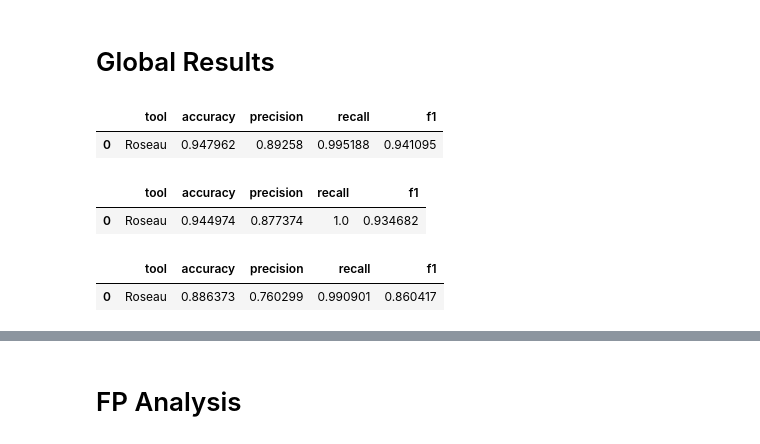
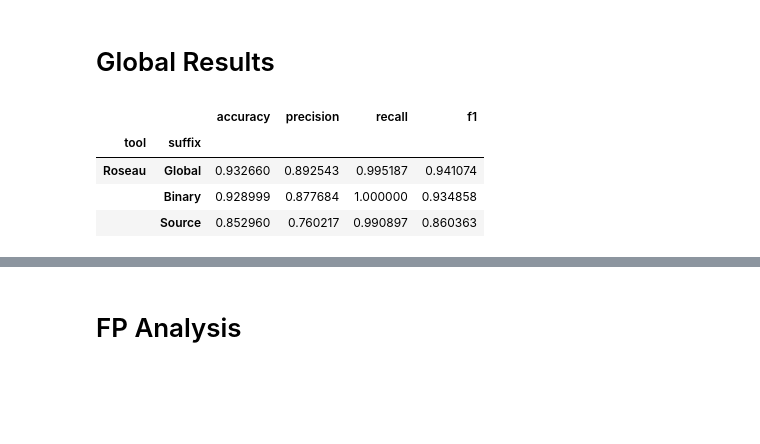
Before and after one commit to alien-tools/roseau, a Jupyter notebook: result/results.ipynb, the cells around one changed output, grey strips where cells are left out. Saved outputs shown, nothing was run; the diff lists cells and outputs as text; code cells hidden in the pictures; blank space fills up the shorter version.

```diff
--- a/result/results.ipynb
+++ b/result/results.ipynb
@@ -5,5 +42,6 @@ import re
 # Data
 # %%
 results_data = pd.read_csv('results.csv')
+results_data['StrategyUniform'] = results_data['Strategy'].map(uniformize_strategy_name)
 results_data.head()
 # %% [output]
@@ -90,54 +142,11 @@ STRATEGIES = [
 ]
 # %% [markdown]
 # Global Results
-# %%
-def compute_metrics_for_breaking_type(data, suffix, tools):
-    metrics_data = pd.DataFrame(columns=['tool', 'accuracy', 'precision', 'recall', 'f1'])
-
-    for tool in tools:
-        tp = data[(data[f'{tool}{suffix}'] == True) & (data[f'{GROUND_TRUTH_KEY}{suffix}'] == True)].count().iloc[0]
-        tn = data[(data[f'{tool}{suffix}'] == False) & (data[f'{GROUND_TRUTH_KEY}{suffix}'] == False)].count().iloc[0]
-        fp = data[(data[f'{tool}{suffix}'] == True) & (data[f'{GROUND_TRUTH_KEY}{suffix}'] == False)].count().iloc[0]
-        fn = data[(data[f'{tool}{suffix}'] == False) & (data[f'{GROUND_TRUTH_KEY}{suffix}'] == True)].count().iloc[0]
-
-        accuracy = (tp + tn) / (tp + tn + fp + fn) if (tp + tn + fp + fn) > 0 else -1
-        precision = tp / (tp + fp) if (tp + fp) > 0 else -1
-        recall = tp / (tp + fn) if (tp + fn) > 0 else -1
-        f1 = 2 * (precision * recall) / (precision + recall) if (precision + recall) > 0 else -1
-
-        metrics_data = pd.concat(
-            [
-                metrics_data,
-                pd.DataFrame.from_records([{
-                    'tool': tool,
-                    'accuracy': accuracy,
-                    'precision': precision,
-                    'recall': recall,
-                    'f1': f1
-                }])
-            ],
-            ignore_index=True
-        )
-
-    return metrics_data
 # %%
-general_breaking_metrics_data = compute_metrics_for_breaking_type(full_data, GENERAL_BREAKING_SUFFIX, tools_analyzed)
-
-general_breaking_metrics_data
+compute_metrics_for_breaking_type(full_data)
 # %% [output]
-|  | tool | accuracy | precision | recall | f1 |
-| 0 | Roseau | 0.947962 | 0.89258 | 0.995188 | 0.941095 |
+|  |  | accuracy | precision | recall | f1 |
+| tool | suffix |  |  |  |  |
+| Roseau | Global | 0.932660 | 0.892543 | 0.995187 | 0.941074 |
+|  | Binary | 0.928999 | 0.877684 | 1.000000 | 0.934858 |
+|  | Source | 0.852960 | 0.760217 | 0.990897 | 0.860363 |
-# %%
-binary_breaking_metrics_data = compute_metrics_for_breaking_type(full_data, BINARY_BREAKING_SUFFIX, tools_analyzed)
-
-binary_breaking_metrics_data
-# %% [output]
-|  | tool | accuracy | precision | recall | f1 |
-| 0 | Roseau | 0.944974 | 0.877374 | 1.0 | 0.934682 |
-# %%
-source_breaking_metrics_data = compute_metrics_for_breaking_type(full_data, SOURCE_BREAKING_SUFFIX, tools_analyzed)
-
-source_breaking_metrics_data
-# %% [output]
-|  | tool | accuracy | precision | recall | f1 |
-| 0 | Roseau | 0.886373 | 0.760299 | 0.990901 | 0.860417 |
```
Also changed, not shown: parts of 22 cells of this notebook, 3 other files.
